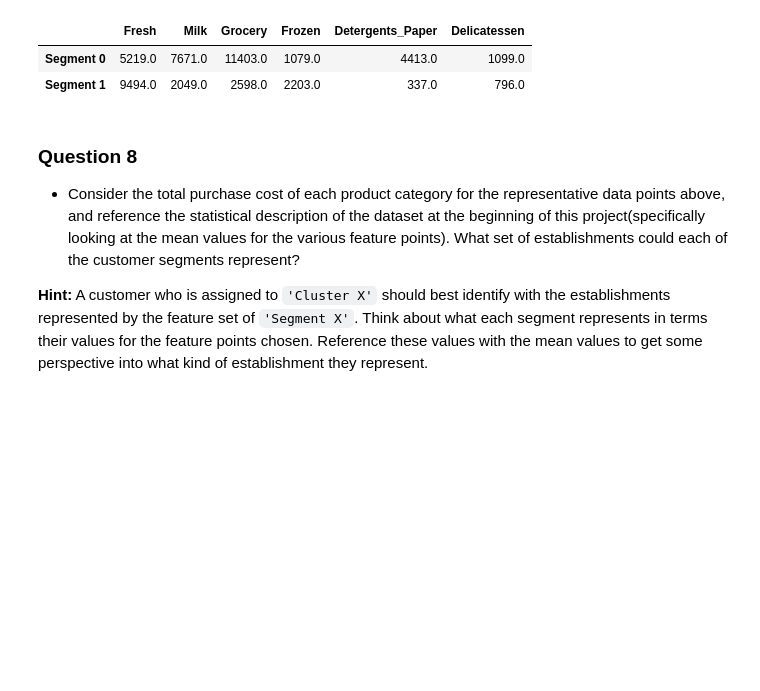
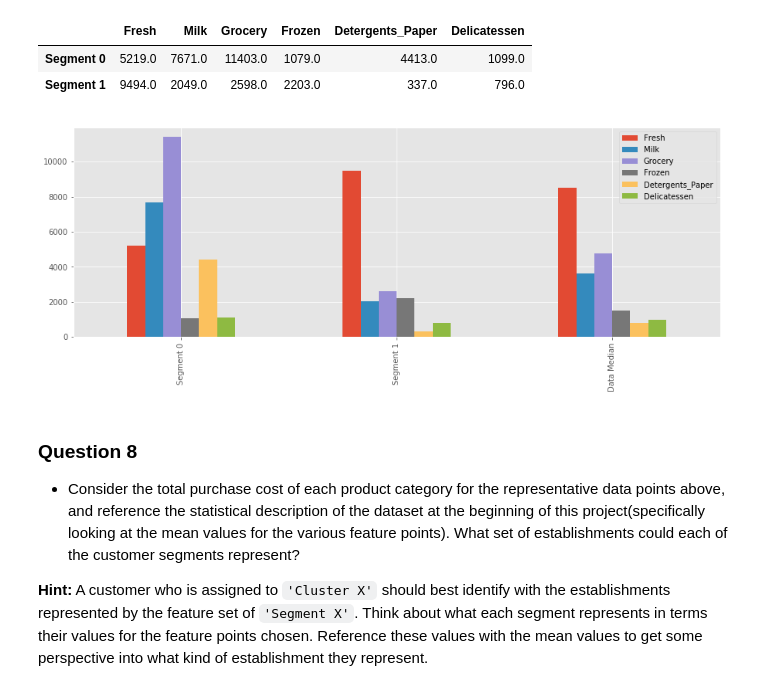
Before and after one commit to dsoellinger/Udacity-Machine-Learning-Nanodegree, a Jupyter notebook: assignments/costumer_segments/customer_segments.ipynb, the cells around one changed output. Cells and saved outputs as stored; diff of their text form; code cells hidden in the pictures; blank space fills up the shorter version.

```diff
--- a/assignments/costumer_segments/customer_segments.ipynb
+++ b/assignments/costumer_segments/customer_segments.ipynb
@@ -582,6 +597,18 @@ display(true_centers)
 |  | Fresh | Milk | Grocery | Frozen | Detergents_Paper | Delicatessen |
 | Segment 0 | 5219.0 | 7671.0 | 11403.0 | 1079.0 | 4413.0 | 1099.0 |
 | Segment 1 | 9494.0 | 2049.0 | 2598.0 | 2203.0 | 337.0 | 796.0 |
+# %%
+compare = true_centers.copy()
+compare.loc[true_centers.shape[0]] = data.median()
+
+plt.style.use('ggplot')
+compare.plot(kind='bar', figsize=(15, 5))
+labels = true_centers.index.values.tolist()
+labels.append('Data Median')
+plt.xticks(range(compare.shape[0]), labels)
+plt.show()
+# %% [output]
+[figure, added]
 # %% [markdown]
 ### Question 8
 
```
Also changed, not shown: parts of 6 cells of this notebook, 1 other file.
